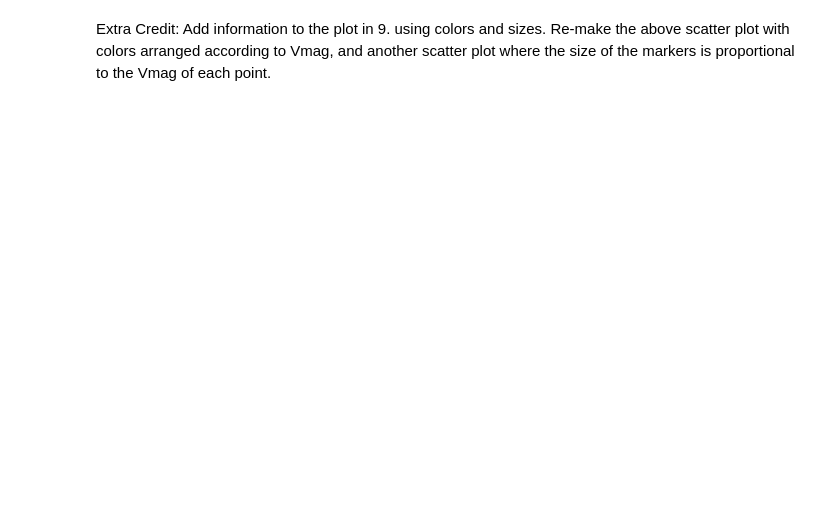
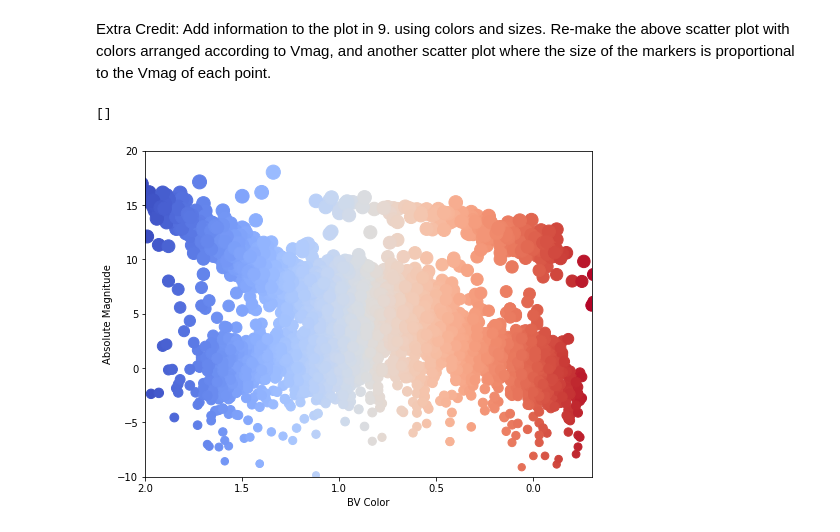
Before and after one commit to JakePost/ml-physics-fall2021, a Jupyter notebook: homework/worksheet-1/WS1_IntroToPython_P3600_F21.ipynb, the cells around one changed output. Drawn from its saved outputs; the diff is of its cells as text; code cells hidden in the pictures; blank space fills up the shorter version.

```diff
--- a/homework/worksheet-1/WS1_IntroToPython_P3600_F21.ipynb
+++ b/homework/worksheet-1/WS1_IntroToPython_P3600_F21.ipynb
@@ -64,2 +157,23 @@ Adjust axes limits to be [-0.3,2] for B-V, [-10, 20] for M.
 # %% [markdown]
 Extra Credit: Add information to the plot in 9\. using colors and sizes. Re-make the above scatter plot with colors arranged according to Vmag, and another scatter plot where the size of the markers is proportional to the Vmag of each point.
+# %%
+lerp = lambda v0, v1, interval: (1 - interval) * v0 + interval * v1
+
+absolute_mag = np.array([absoluteMag(v, p) for v, p in zip(visual_mag, parallax)])
+bv_clip = np.clip(bv_color, a_min=-0.3, a_max=2) # Clip values to properly map color gradient.
+
+marker_size = np.array([lerp(48, 265, (a + 10) / 40) for a in absolute_mag])
+
+plt.figure(figsize=(8,6))
+plt.xlabel('BV Color')
+plt.ylabel('Absolute Magnitude')
+
+plt.xlim([2, -0.3])
+plt.ylim([-10, 20])
+
+plt.scatter(bv_color, absolute_mag, c=bv_clip, cmap="coolwarm_r", s=marker_size)
+
+plt.plot()
+# %% [output]
+[]
+[figure, added]
```
Also changed, not shown: parts of 14 cells of this notebook.
